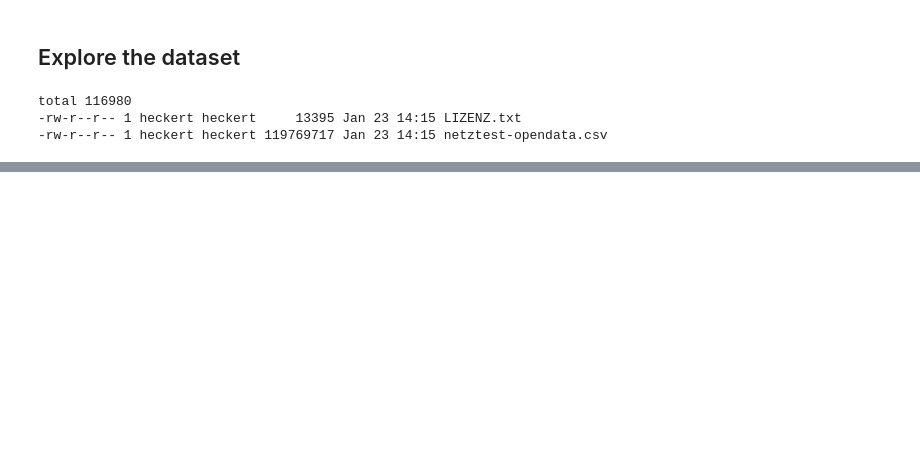
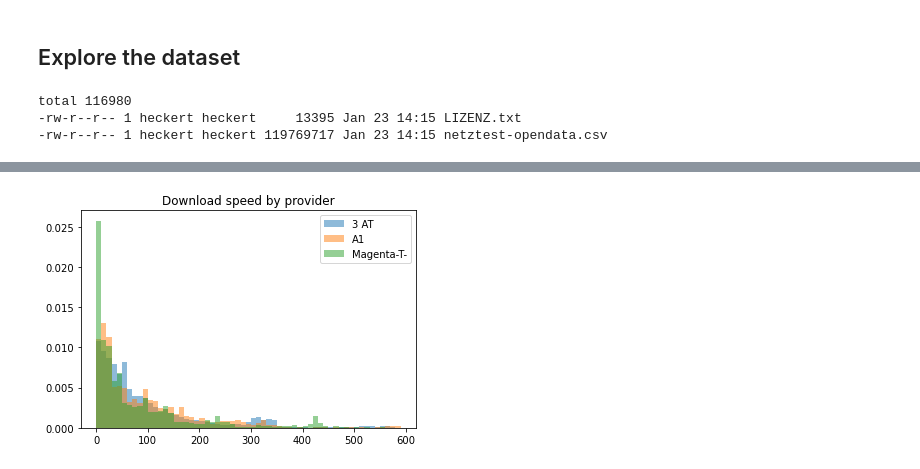
Before and after one commit to heckert/speedtest-classification, a Jupyter notebook: notebooks/01-explore.ipynb, the cells around one changed output, grey strips where cells are left out. Drawn from its saved outputs; the diff is of its cells as text; code cells hidden in the pictures; blank space fills up the shorter version.

```diff
--- a/notebooks/01-explore.ipynb
+++ b/notebooks/01-explore.ipynb
@@ -27,0 +75,11 @@ pandas_profiling.ProfileReport(
+# %%
+tmp_filter = filter_ & df.network_name.isin(['A1', '3 AT', 'Magenta-T-'])
+
+plot_comparison_histogram(
+    df[tmp_filter].download_kbit/1e3,
+    df[tmp_filter].network_name,
+    bins=np.arange(0, 600, 10),
+    title='Download speed by provider'
+)
+# %% [output]
+[figure, added]
```
Also changed, not shown: parts of 14 cells of this notebook, 9 other files.
